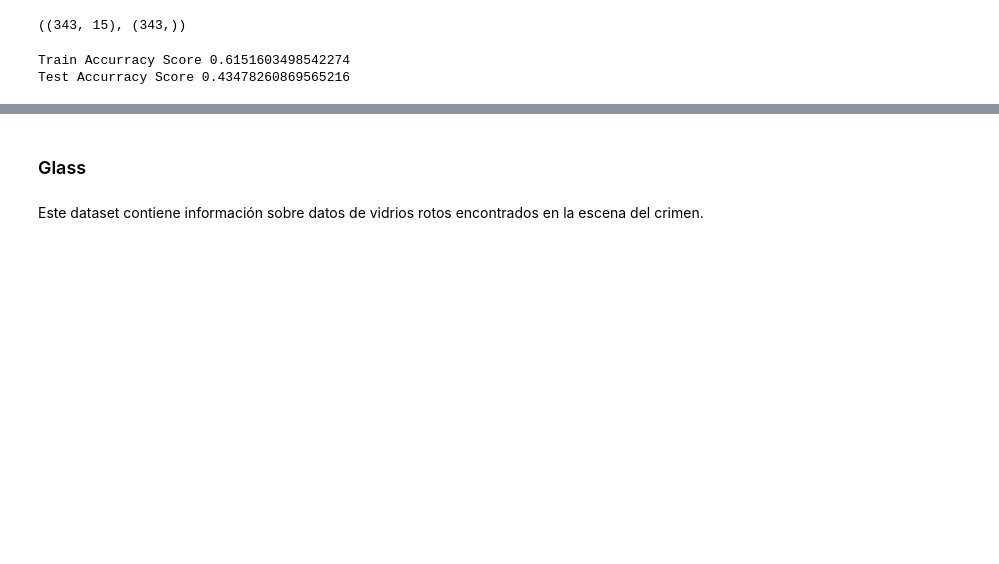
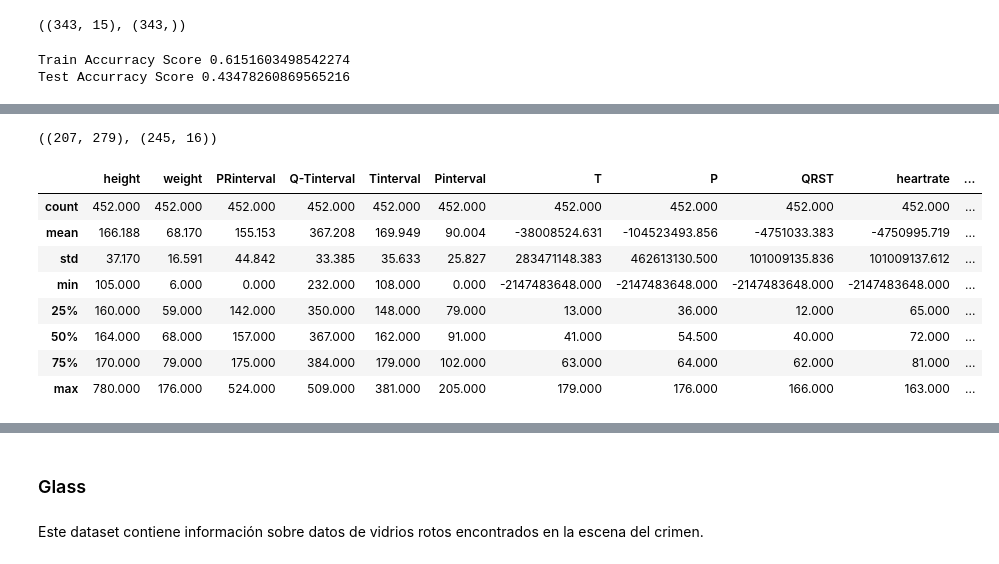
Before and after one commit to lponcec94/PolyWorks, a Jupyter notebook: semana_6/Semana_6_Local_Outlier_Factor.ipynb, the cells around one changed output, grey strips where cells are left out. Drawn from its saved outputs; the diff is of its cells as text; code cells hidden in the pictures; blank space fills up the shorter version.

```diff
--- a/semana_6/Semana_6_Local_Outlier_Factor.ipynb
+++ b/semana_6/Semana_6_Local_Outlier_Factor.ipynb
@@ -418,0 +500,16 @@ Test Accurracy Score 0.43478260869565216
+# %%
+df_2[df_2['class'] == 1].shape, df_filter[df_filter['class'] == 0].shape
+# %% [output]
+((207, 279), (245, 16))
+# %%
+df_filter.describe()
+# %% [output]
+|  | height | weight | PRinterval | Q-Tinterval | Tinterval | Pinterval | T | P | QRST | heartrate | ... |
+| count | 452.000 | 452.000 | 452.000 | 452.000 | 452.000 | 452.000 | 452.000 | 452.000 | 452.000 | 452.000 | ... |
+| mean | 166.188 | 68.170 | 155.153 | 367.208 | 169.949 | 90.004 | -38008524.631 | -104523493.856 | -4751033.383 | -4750995.719 | ... |
+| std | 37.170 | 16.591 | 44.842 | 33.385 | 35.633 | 25.827 | 283471148.383 | 462613130.500 | 101009135.836 | 101009137.612 | ... |
+| min | 105.000 | 6.000 | 0.000 | 232.000 | 108.000 | 0.000 | -2147483648.000 | -2147483648.000 | -2147483648.000 | -2147483648.000 | ... |
+| 25% | 160.000 | 59.000 | 142.000 | 350.000 | 148.000 | 79.000 | 13.000 | 36.000 | 12.000 | 65.000 | ... |
+| 50% | 164.000 | 68.000 | 157.000 | 367.000 | 162.000 | 91.000 | 41.000 | 54.500 | 40.000 | 72.000 | ... |
+| 75% | 170.000 | 79.000 | 175.000 | 384.000 | 179.000 | 102.000 | 63.000 | 64.000 | 62.000 | 81.000 | ... |
+| max | 780.000 | 176.000 | 524.000 | 509.000 | 381.000 | 205.000 | 179.000 | 176.000 | 166.000 | 163.000 | ... |
```
Also changed, not shown: parts of 34 cells of this notebook.
